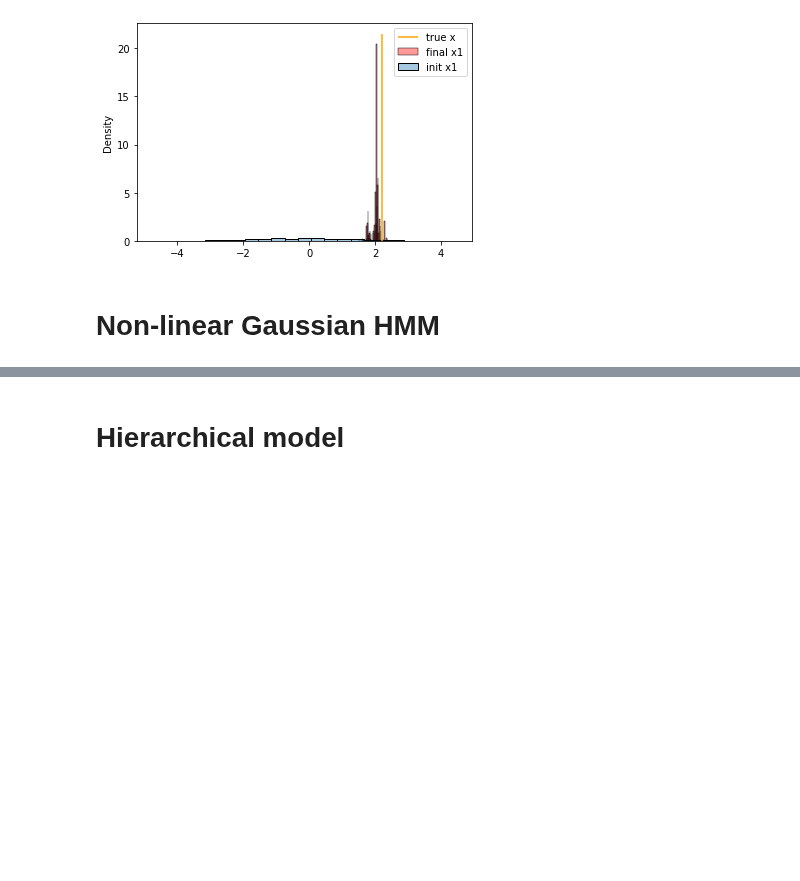
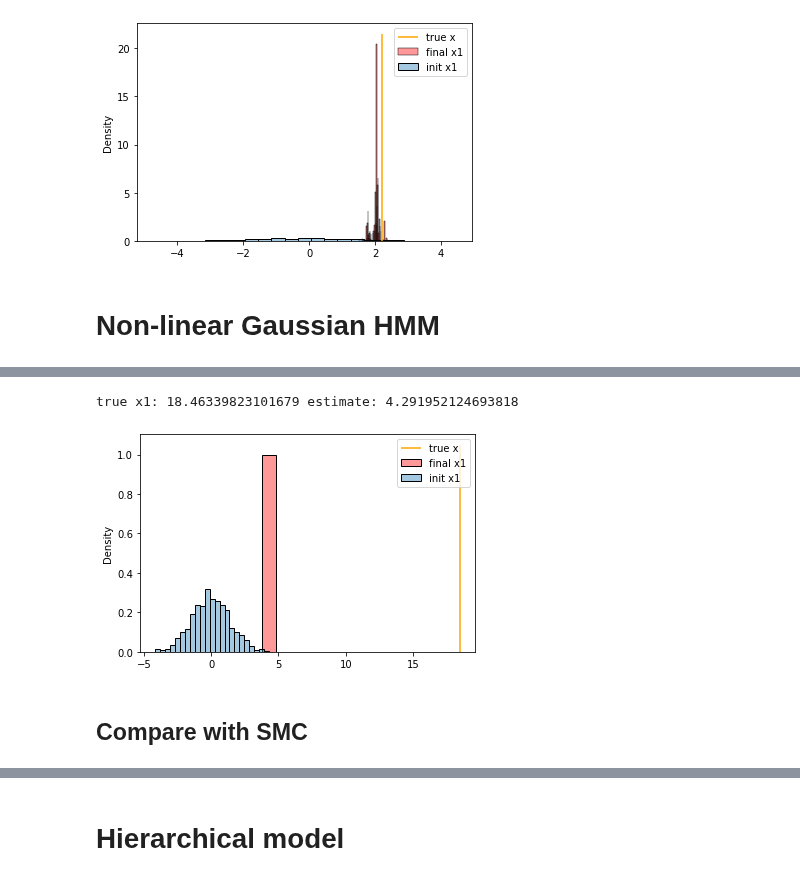
Before and after one commit to XingLLiu/u-stat-high-dim, a Jupyter notebook: examples.ipynb, the cells around one changed output, grey strips where cells are left out. Cells and saved outputs as stored; diff of their text form; code cells hidden in the pictures; blank space fills up the shorter version.

```diff
--- a/examples.ipynb
+++ b/examples.ipynb
@@ -221,10 +104,13 @@ class NonLinearGaussian(LinearGaussian):
 # %%
+# generate data
+tf.random.set_seed(0)
+nsample = 50
+T = 4
+
 sigma0 = np.array([[1.]])
+mu0 = np.zeros((1, 1))
 sigma_v = np.array([[np.sqrt(10)]])
 sigma_w = np.ones((1, 1))
 
-T = 4
-
-nonlinear_hmm = NonLinearGaussian(sigma0, sigma_v, sigma_w)
-x_vec2, y_vec2 = nonlinear_hmm.sample(5, T)
-x_vec2, y_vec2
+nonlinear_hmm = NonLinearGaussian(sigma0, mu0, sigma_v, sigma_w)
+x_vec, y_vec = nonlinear_hmm.sample(nsample, T)
@@ -241,2 +116,0 @@ x_vec2, y_vec2
-# %%
-nonlinear_hmm.update_sample(x_vec2, y_vec2, 2)
@@ -262,0 +161,20 @@ nonlinear_hmm.log_gamma(x_vec2, y_vec2)
+# %%
+ind = 1
+
+x_true = x_vec[ind, 0]
+
+sns.histplot(x_pos_resampled[ind, :], stat="density", color="r", alpha=0.4, label=f"final x{ind}")
+sns.histplot(x_pos[ind, :], stat="density", alpha=0.4, label=f"init x{ind}")
+ymax = plt.ylim()[1]
+plt.vlines(x_true, 0, ymax, color="orange", label="true x")
+plt.legend()
+
+print(
+    f"true x{ind}:", x_true,
+    "estimate:", tf.reduce_mean(x_pos_resampled[ind, :]).numpy()
+)
+# %% [output]
+true x1: 18.46339823101679 estimate: 4.291952124693818
+[figure, added]
+# %% [markdown]
+## Compare with SMC
```
Also changed, not shown: parts of 13 cells of this notebook, 2 other files.
